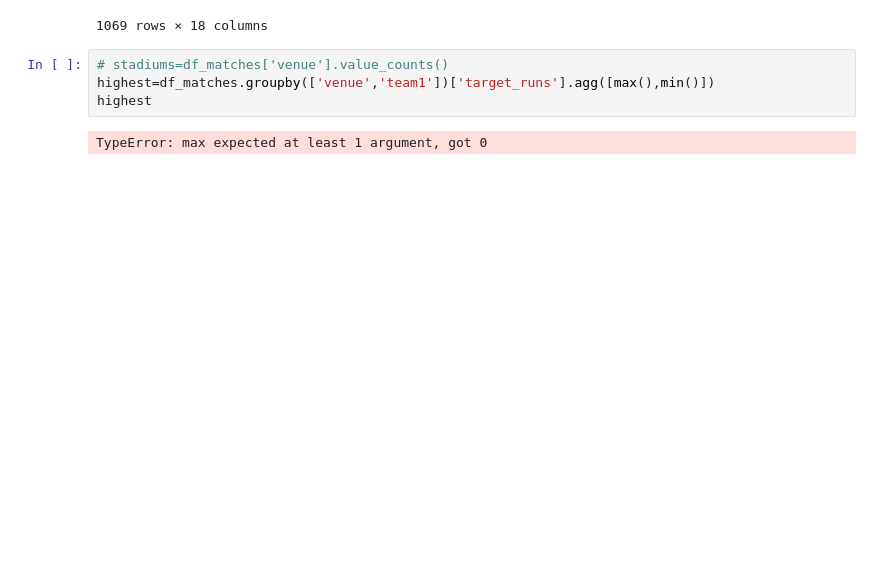
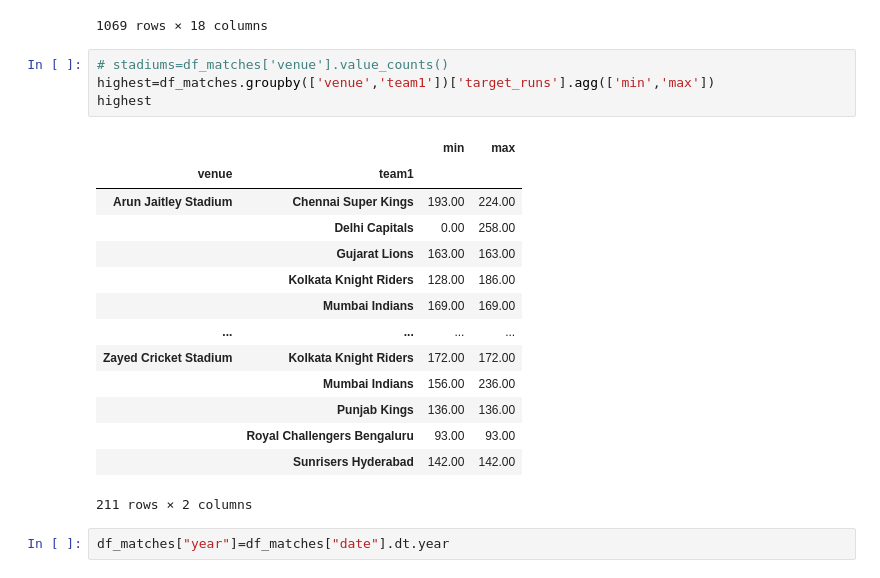
Before and after one commit to Maddox24425/Summer-Training, a Jupyter notebook: Day_12/Day_12.ipynb, the cells around one changed output. Cells and saved outputs as stored; diff of their text form; blank space fills up the shorter version.

```diff
--- a/Day_12/Day_12.ipynb
+++ b/Day_12/Day_12.ipynb
@@ -936,7 +937,22 @@ df_matches.iloc[df_matches[(df_matches['winner']!='No Winner') & (df_matches['me
 1069 rows × 18 columns
 # %%
 # stadiums=df_matches['venue'].value_counts()
-highest=df_matches.groupby(['venue','team1'])['target_runs'].agg([max(),min()])
+highest=df_matches.groupby(['venue','team1'])['target_runs'].agg(['min','max'])
 highest
 # %% [output]
+|  |  | min | max |
+| venue | team1 |  |  |
+| Arun Jaitley Stadium | Chennai Super Kings | 193.00 | 224.00 |
+|  | Delhi Capitals | 0.00 | 258.00 |
+|  | Gujarat Lions | 163.00 | 163.00 |
+|  | Kolkata Knight Riders | 128.00 | 186.00 |
+|  | Mumbai Indians | 169.00 | 169.00 |
+| ... | ... | ... | ... |
+| Zayed Cricket Stadium | Kolkata Knight Riders | 172.00 | 172.00 |
+|  | Mumbai Indians | 156.00 | 236.00 |
+|  | Punjab Kings | 136.00 | 136.00 |
+|  | Royal Challengers Bengaluru | 93.00 | 93.00 |
+|  | Sunrisers Hyderabad | 142.00 | 142.00 |
-TypeError: max expected at least 1 argument, got 0
+211 rows × 2 columns
+# %%
+df_matches["year"]=df_matches["date"].dt.year
```
Also changed, not shown: parts of 22 cells of this notebook.
